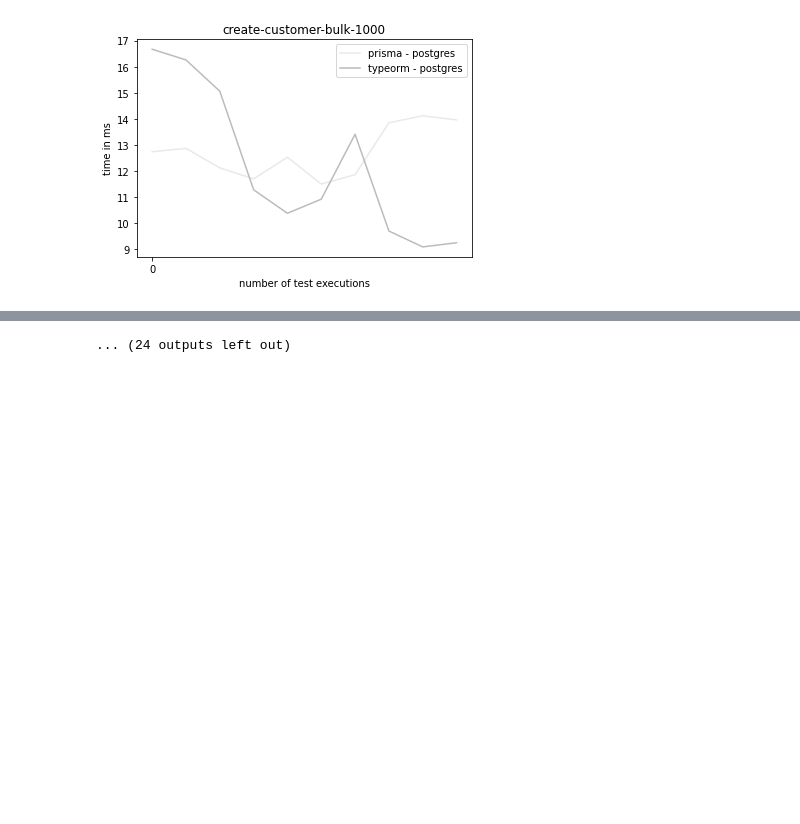
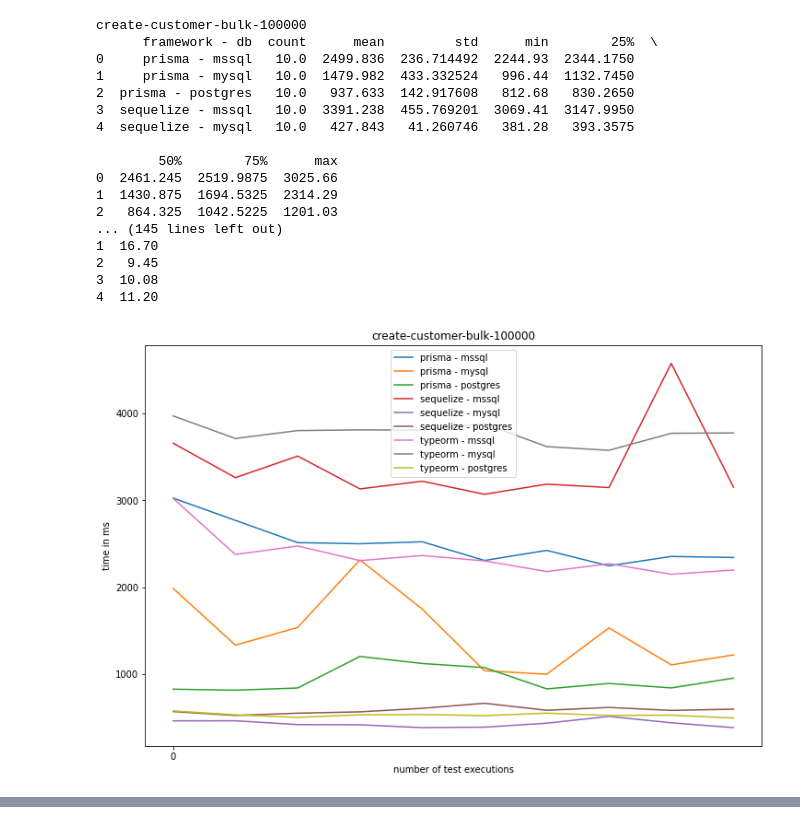
Before and after one commit to tdhoor/orm-client, a Jupyter notebook: script.ipynb, the cells around one changed output, grey strips where cells are left out. Drawn from its saved outputs; the diff is of its cells as text; code cells hidden in the pictures; blank space fills up the shorter version.

Commit message:
finished tests; added e2e tests;

```diff
--- a/script.ipynb
+++ b/script.ipynb
@@ -8,9 +8,9 @@ from numpy import arange
 import numpy as np
 # %%
 colorsMap = {
-    "prisma": "#746D69",
-    "typeorm": "#1C1C1C",
-    "sequelize": "#808080"
+    "prisma": "blue",
+    "typeorm": "red",
+    "sequelize": "black"
 }
 
 
@@ -79,33 +79,52 @@ class CustomerConverter:
     def create_describe_for_groups(self):
         for test_name, datasets in self.test_name_to_datasets.items():
             df = None
             for dataset in datasets:
                 if df is None:
                     df = dataset.describeDf
                 else:
                     df = df.append(dataset.describeDf)
 
             df.reset_index(inplace=True)
-            df.rename(columns={'index': 'framework.db'}, inplace=True)
+            df.rename(columns={'index': 'framework - db'}, inplace=True)
             df.reset_index()
             df.to_csv(datasets[0].dir +"/merged.describe.csv", float_format="%.2f")
             self.test_name_to_describe_groups[test_name] = df
+            print(test_name)
+            print(df.head())
 
     def create_charts(self):
         dfs = []
         for test_name, datasets in self.test_name_to_datasets.items():
             test_name_to_times = {}
             colors = []
             for dataset in datasets:
                 test_name_to_times[dataset.get_framework_db_string()] = dataset.df["time"]
                 colors.append(dataset.color)
             df = pd.DataFrame(test_name_to_times)
             dfs.append(df)
-            df.plot(title=test_name, xticks=np.arange(min(df.index), max(df.index), 20), xlabel="number of test executions", ylabel="time in ms", color=colors)
+            df.plot(title=test_name, xticks=np.arange(min(df.index), max(df.index), 100), xlabel="number of test executions", ylabel="time in ms", figsize=(12,8))
 
 converter = CustomerConverter()
 converter.convert("C:/workspace/orm/orm-client/result")
 converter.create_describe_for_groups()
 converter.create_charts()
 # %% [output]
+create-customer-bulk-100000
+      framework - db  count      mean         std      min        25%  \
+0     prisma - mssql   10.0  2499.836  236.714492  2244.93  2344.1750
+1     prisma - mysql   10.0  1479.982  433.332524   996.44  1132.7450
+2  prisma - postgres   10.0   937.633  142.917608   812.68   830.2650
+3  sequelize - mssql   10.0  3391.238  455.769201  3069.41  3147.9950
+4  sequelize - mysql   10.0   427.843   41.260746   381.28   393.3575
+
+        50%        75%      max
+0  2461.245  2519.9875  3025.66
+1  1430.875  1694.5325  2314.29
+2   864.325  1042.5225  1201.03
+... (145 lines left out)
+1  16.70
+2   9.45
+3  10.08
+4  11.20
-[figure, old version]
+[figure, new version]
@@ -123 +141,0 @@ converter.create_charts()
-... (24 outputs left out)
```
Also changed, not shown: parts of 1 cell of this notebook, 43 other files.
